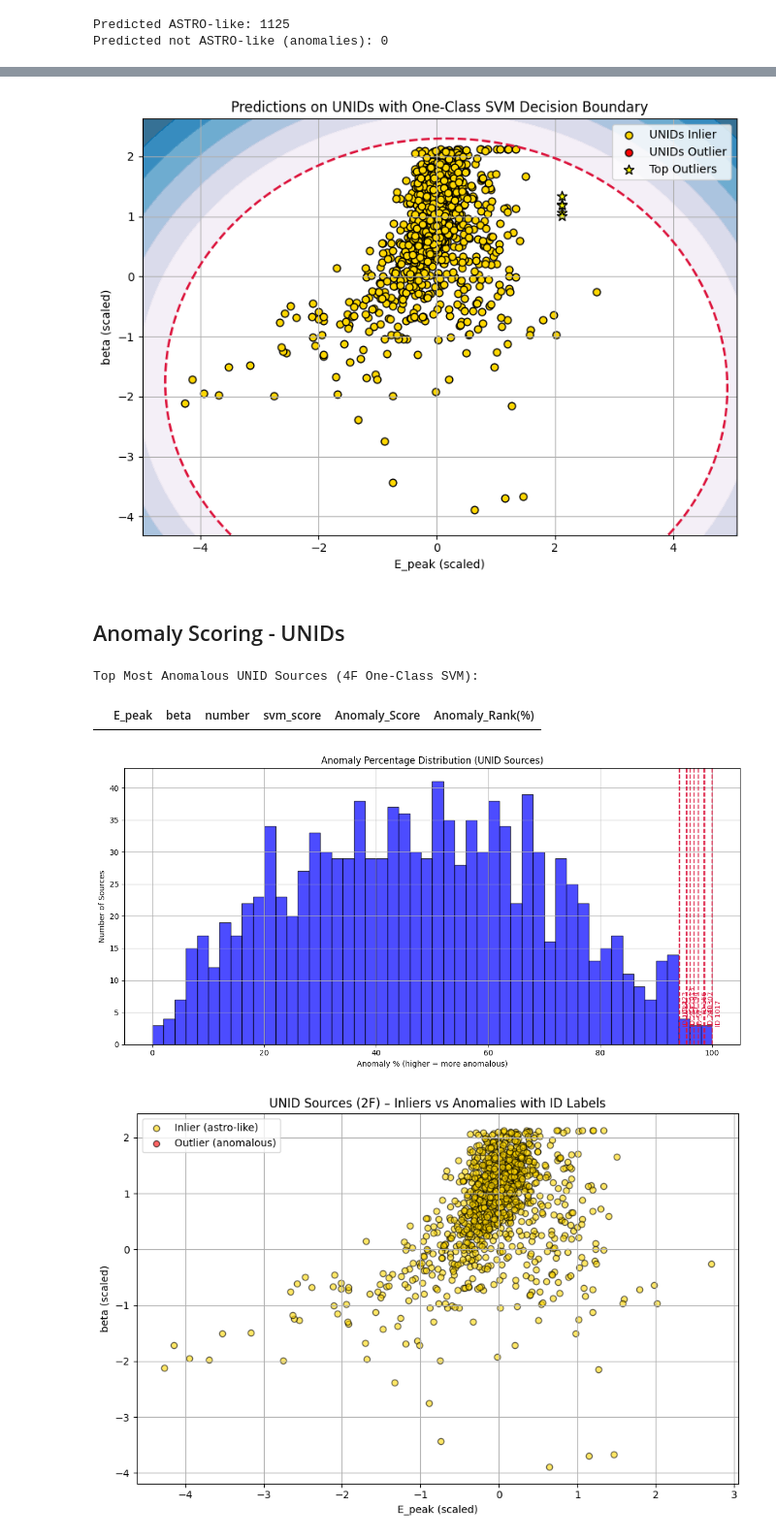
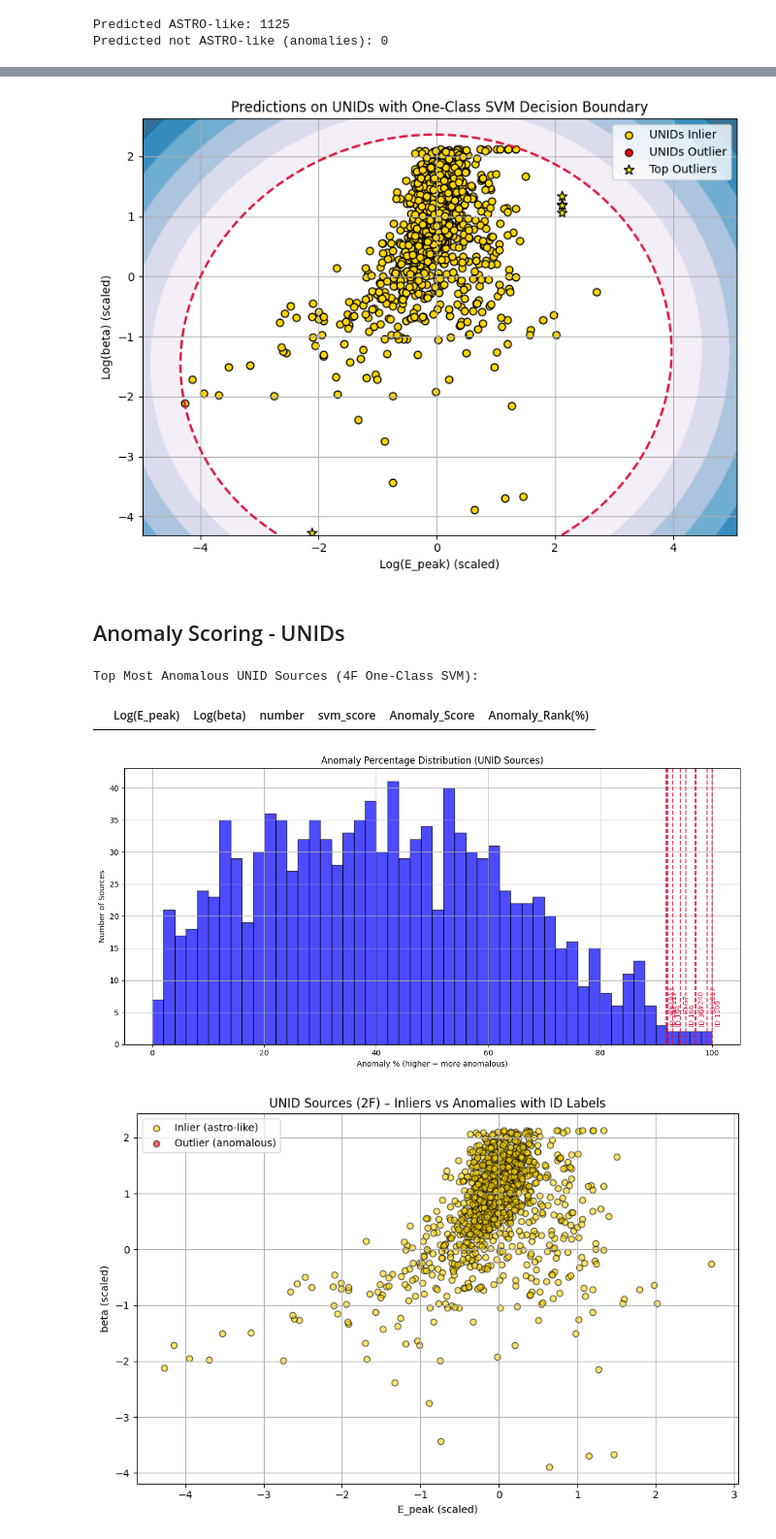
Before and after one commit to martacanirome4/DarkMatter_ML_TFG, a Jupyter notebook: notebooks/4_modelos_repeticiones/4_OCSVM_2F_2_repeat_astro_pred_unids.ipynb, the cells around one changed output, grey strips where cells are left out. Shown at 97% size. Cells and saved outputs as stored; diff of their text form; code cells hidden in the pictures.

```diff
--- a/notebooks/4_modelos_repeticiones/4_OCSVM_2F_2_repeat_astro_pred_unids.ipynb
+++ b/notebooks/4_modelos_repeticiones/4_OCSVM_2F_2_repeat_astro_pred_unids.ipynb
@@ -317,7 +318,8 @@ plt.show()
 # %% [markdown]
 # Predict on UNIDs
 # %%
-unids_path = "../../data/raw/unids_3F_beta_err_names.txt"
+# unids_path = "../../data/raw/unids_3F_beta_err_names.txt"
+unids_path = "../../data/processed/unids_log/unids_log.txt"
 df_unids = pd.read_csv(unids_path, sep='\s+')
 df_unids.head()
 # %% [output]
@@ -335,6 +332,6 @@ df_unids_log[cols_to_log] = df_unids_log[cols_to_log].apply(lambda x: np.log10(x
 # %%
 # Extraer y escalar
-X_unids_log = df_unids_log[["E_peak", "beta"]].values
+X_unids_log = df_unids[["Log(E_peak)", "Log(beta)"]].values
 X_unids_scaled = scaler.transform(X_unids_log)
 # %%
 # --- Create subplots ---
@@ -432,11 +413,11 @@ print(f"Predicted ASTRO-like: {n_normals}")
 print(f"Predicted not ASTRO-like (anomalies): {n_outliers}")
 
 # Añadir etiquetas al DataFrame
-df_unids_log['pred_labels'] = unids_labels
+df_unids['pred_labels'] = unids_labels
 
 # Filtrar los datos no clasificados
-df_unids_log['pred_labels'] = df_unids_log['pred_labels'].astype(int)
-df_unids_log['pred_labels'] = df_unids_log['pred_labels'].replace({0: 'Normal', 1: 'Anomalía'})
+df_unids['pred_labels'] = df_unids['pred_labels'].astype(int)
+df_unids['pred_labels'] = df_unids['pred_labels'].replace({0: 'Normal', 1: 'Anomalía'})
 # %% [output]
 Predicted ASTRO-like: 1125
 Predicted not ASTRO-like (anomalies): 0
@@ -498,15 +479,15 @@ top_anomalies = X_unids_scaled[np.argsort(decision_scores)[:5]]
 plt.scatter(top_anomalies[:, 1], top_anomalies[:, 0], c='yellow', edgecolors='black', s=80, label='Top Outliers', marker='*')
 
 
-plt.xlabel("E_peak (scaled)")
-plt.ylabel("beta (scaled)")
+plt.xlabel("Log(E_peak) (scaled)")
+plt.ylabel("Log(beta) (scaled)")
 plt.title("Predictions on UNIDs with One-Class SVM Decision Boundary")
 plt.legend()
 plt.grid(True)
 plt.tight_layout()
 plt.show()
 # %% [output]
-[figure, old version]
+[figure, new version]
 # %% [markdown]
 ## Anomaly Scoring - UNIDs
 # %%
@@ -518,8 +499,8 @@ decision_scores = final_model.decision_function(X_unids_scaled)  # X_unids_scale
 unids_preds = final_model.predict(X_unids_scaled)  # 1 = normal, -1 = anomalía
 
 # Paso 3: Agregar los resultados al DataFrame original
-df_unids_log["svm_score"] = decision_scores       # Puntaje bruto del modelo (positivo = normal)
-df_unids_log["prediction"] = unids_preds          # Clasificación binaria: inlier o outlier
+df_unids["svm_score"] = decision_scores       # Puntaje bruto del modelo (positivo = normal)
+df_unids["prediction"] = unids_preds          # Clasificación binaria: inlier o outlier
 
 # Paso 4: Invertimos el score para que valores más altos signifiquen más anomalía
 # Esto es útil para poder escalar la puntuación y ordenar más intuitivamente
@@ -529,11 +510,11 @@ anom_scores = -decision_scores  # Ahora, valores grandes = más anómalos
 anom_percent = MinMaxScaler(feature_range=(0, 100)).fit_transform(anom_scores.reshape(-1, 1)).flatten()
 
 # Guardamos el puntaje invertido y su porcentaje normalizado en el DataFrame
-df_unids_log["Anomaly_Score"] = anom_scores
-df_unids_log["Anomaly_Rank(%)"] = anom_percent  # 100 = más anómalo, 0 = más normal
+df_unids["Anomaly_Score"] = anom_scores
+df_unids["Anomaly_Rank(%)"] = anom_percent  # 100 = más anómalo, 0 = más normal
 
 # Paso 6: Filtramos solo los puntos predichos como anómalos y los ordenamos por su score más alto
-top_anomalies = df_unids_log[df_unids_log["prediction"] == -1] \
+top_anomalies = df_unids[df_unids["prediction"] == -1] \
                     .sort_values(by="Anomaly_Rank(%)", ascending=False) \
                     .head(10)
 
@@ -541,40 +522,40 @@ top_anomalies = df_unids_log[df_unids_log["prediction"] == -1] \
 most_anomalous_idx = top_anomalies.index
 
 # Paso 7: Guardamos los 10 más anómalos en un archivo
-top_anomalies.to_csv("../../data/processed/unids_most_anomalous.txt", sep="\t", index=False)
+# top_anomalies.to_csv("../../data/processed/unids_most_anomalous.txt", sep="\t", index=False)
 
 # Paso 8: Mostramos en pantalla un resumen de las anomalías detectadas
 print("Top Most Anomalous UNID Sources (4F One-Class SVM):")
-display(top_anomalies[['E_peak', 'beta', 'number', 'svm_score', 'Anomaly_Score', 'Anomaly_Rank(%)']])
+display(top_anomalies[['Log(E_peak)', 'Log(beta)', 'number', 'svm_score', 'Anomaly_Score', 'Anomaly_Rank(%)']])
 # %% [output]
 Top Most Anomalous UNID Sources (4F One-Class SVM):
-|  | E_peak | beta | number | svm_score | Anomaly_Score | Anomaly_Rank(%) |
+|  | Log(E_peak) | Log(beta) | number | svm_score | Anomaly_Score | Anomaly_Rank(%) |
 # %%
 # Sort anomaly scores and grab top N labels
 N = 10
 sorted_idx = np.argsort(-anom_percent)  # high anomaly % = more anomalous
 top_N_idx = sorted_idx[:N]
 
-top_labels = df_unids_log.iloc[top_N_idx]['number'].astype(str).values
+top_labels = df_unids.iloc[top_N_idx]['number'].astype(str).values
 top_scores = anom_percent[top_N_idx]
 
 plt.figure(figsize=(12, 6))
 plt.hist(anom_percent, bins=50, color='blue', edgecolor='k', alpha=0.7)
 plt.title("Anomaly Percentage Distribution (UNID Sources)")
 plt.xlabel("Anomaly % (higher = more anomalous)")
 plt.ylabel("Number of Sources")
 
 for i in range(N):
     x = top_scores[i]
     label = top_labels[i]
     plt.axvline(x, color='crimson', linestyle='--', alpha=0.8)
     plt.text(x + 0.5, 3 + (i % 2) * 2, f"ID {label}", rotation=90, color='crimson', ha='left', fontsize=9)
 
 plt.grid(True)
 plt.tight_layout()
 plt.show()
 # %% [output]
-[figure, old version]
+[figure, new version]
 # %%
 plt.figure(figsize=(9, 6))
 
```
Also changed, not shown: parts of 18 cells of this notebook, 19 other files.
